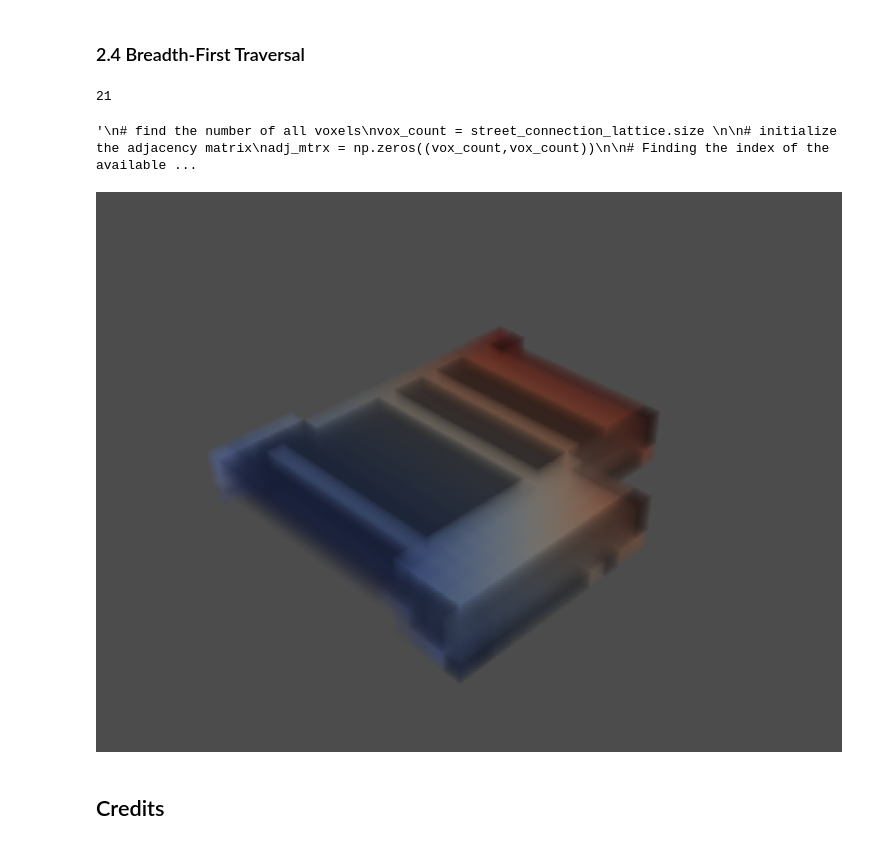
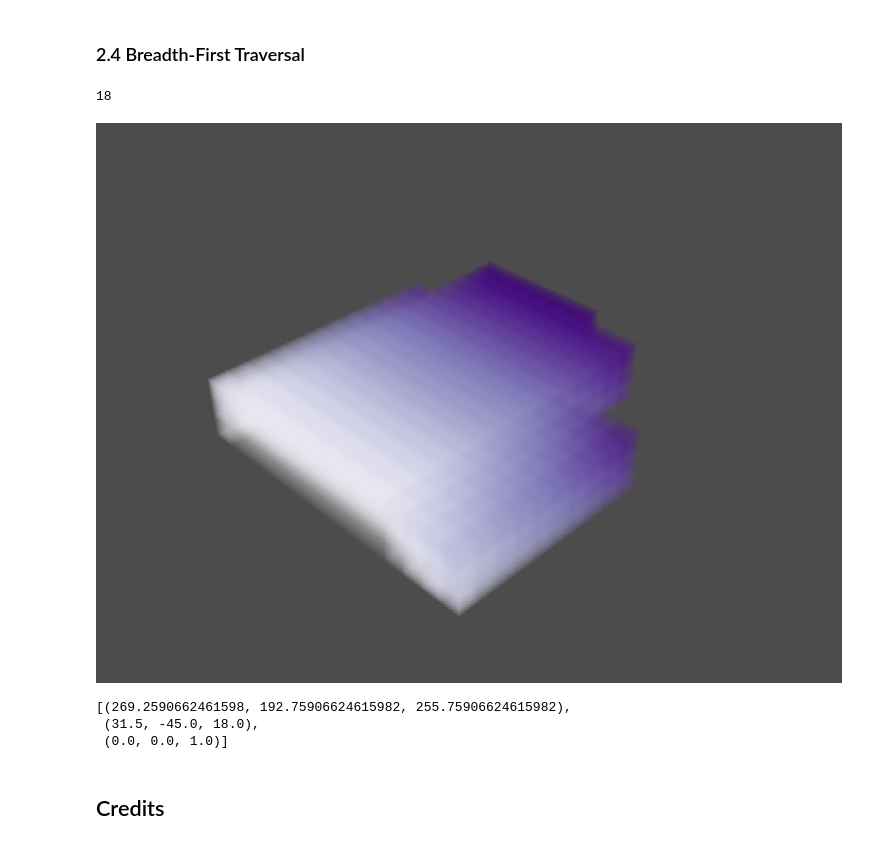
Before and after one commit to DaniqueBuchner/spatial_computing_project_template, a Jupyter notebook: Notebooks/distance_to_entrance.ipynb, the cells around one changed output. Cells and saved outputs as stored; diff of their text form; code cells hidden in the pictures.

```diff
--- a/Notebooks/distance_to_entrance.ipynb
+++ b/Notebooks/distance_to_entrance.ipynb
@@ -72,4 +58,5 @@ p.add_mesh(tri_to_pv(context_mesh), color='#aaaaaa')
 ### 0.4 Importing the Street Points
 # %%
 # import the streetnetwork as a point cloud
-street_pc = tg.cloud_from_csv("../data/raw data/loc_entrances.csv")
+# street_pc = tg.cloud_from_csv("../Data/raw data/loc_entrances.csv")
+street_pc = tg.cloud_from_csv("../Data/raw data/main_street_points.csv")
@@ -257,69 +245,37 @@ for i in range(1, max_dist):
 # reshape and construct a lattice from the street network distance list
 mn_dist_lattice = mn_dist_lattice_flat.reshape(mn_dist_lattice.shape)
 # %% [output]
-21
+18
-# %%
-
-# the commented code here is the equivalent of the same process but without the assumption that we are working on a regular grid. Producing the distance lattice through this algorithm will take several hours. (Q+) Can you show why these two approaches are equivalent? Can you explain why the second algorithm takes more time?
-"""
-# find the number of all voxels
-vox_count = street_connection_lattice.size
-
-# initialize the adjacency matrix
-adj_mtrx = np.zeros((vox_count,vox_count))
-
-# Finding the index of the available voxels in avail_lattice
-avail_index = np.array(np.where(street_connection_lattice == 1)).T
-
-# fill the adjacency matrix using the list of all neighbours
-for vox_loc in avail_index:
-    # find the 1D id
-    vox_id = np.ravel_multi_index(vox_loc, street_connection_lattice.shape)
-    # retrieve the list of neighbours of the voxel based on the stencil
-    vox_neighs = street_connection_lattice.find_neighbours_masked(stencil, loc = vox_loc)
-    # iterating over the neighbours
-    for neigh in vox_neighs:
-        # setting the entry to one
-        adj_mtrx[vox_id, neigh] = 1.0
-
-# construct the graph
-g = nx.from_numpy_array(adj_mtrx)
-
-# compute the distance of all voxels to all voxels using floyd warshal algorithm
-dist_mtrx = nx.floyd_warshall_numpy(g)
-"""
-# %% [output]
-'\n# find the number of all voxels\nvox_count = street_connection_lattice.size \n\n# initialize the adjacency matrix\nadj_mtrx = np.zeros((vox_count,vox_count))\n\n# Finding the index of the available ...
 # %%
 # set the lattice to be visualized
 l = mn_dist_lattice * envelope_lattice
 # remapping
 l = 250 * (l - l.min()) / l.max()
 
 # initiating the plotter
 p = pv.Plotter(notebook=True)
 
 # Create the spatial reference
 grid = pv.UniformGrid()
 
 # Set the grid dimensions: shape because we want to inject our values
 grid.dimensions = l.shape
 # The bottom left corner of the data set
 grid.origin = l.minbound
 # These are the cell sizes along each axis
 grid.spacing = l.unit
 
 # Add the data values to the cell data
 grid.point_arrays["Street Access"] = l.flatten(order="F")  # Flatten the Lattice
 
 # adding the volume
 opacity = np.array([0,0.6,0.6,0.6,0.6,0.6,0.6]) * 1.5
-p.add_volume(grid, cmap="coolwarm", opacity=opacity, shade=True, show_scalar_bar=False)
+p.add_volume(grid, cmap="Purples", opacity=opacity, shade=False, show_scalar_bar=True)
 
 # plotting
 p.show()
-
-csv_path = os.path.relpath('../data/dynamic output/dist_entrance.csv')
-mn_dist_lattice.to_csv(csv_path)
 # %% [output]
-[figure, old version]
+[figure, new version]
+[(269.2590662461598, 192.75906624615982, 255.75906624615982),
+ (31.5, -45.0, 18.0),
+ (0.0, 0.0, 1.0)]
```
Also changed, not shown: parts of 7 cells of this notebook.
